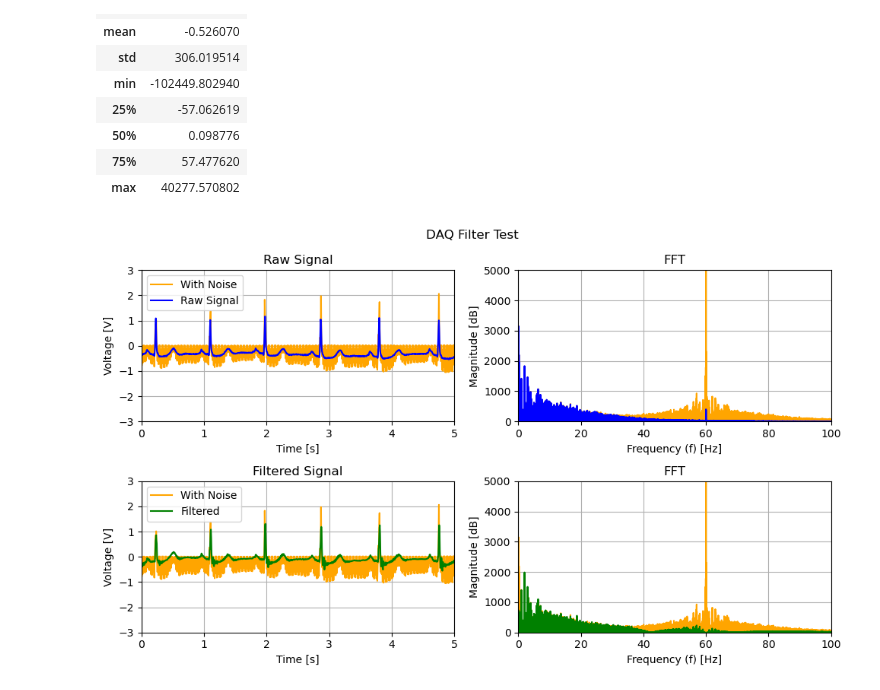
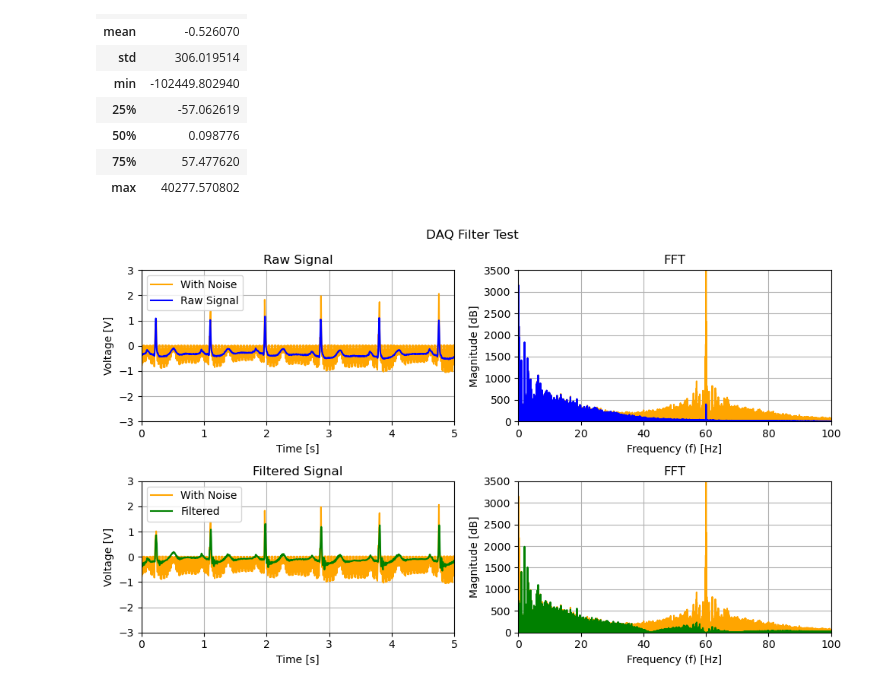
Before and after one commit to bryanmcelvy/microHeartMonitor, a Jupyter notebook: tools/filter_design/daq_filt_design.ipynb, the cells around one changed output. Drawn from its saved outputs; the diff is of its cells as text; code cells hidden in the pictures.

Commit message:
Misc. change to DAQ filter design script

```diff
--- a/tools/filter_design/daq_filt_design.ipynb
+++ b/tools/filter_design/daq_filt_design.ipynb
@@ -135,11 +135,11 @@ plot_pole_zero(b2, a2, ax=axs_notch[2], filt_name="60 [Hz] Notch Filter")
 # %% [markdown]
 ### Overall Filter
 # %%
-z3 = np.concatenate([z_high, z_low, z_notch])
-p3 = np.concatenate([p_high, p_low, p_notch])
-k3 = k_high * k_low * k_notch
+z_overall = np.concatenate([z_high, z_low, z_notch])
+p_overall = np.concatenate([p_high, p_low, p_notch])
+k_overall = k_high * k_low * k_notch
 
-print(np.sort(np.abs(p3)))
+print(np.sort(np.abs(p_overall)))
 # %% [output]
 [0.41583315 0.41583315 0.84815515 0.84815515 0.97001559 0.97001559
  0.97017153 0.97017153 0.97787352 0.97787352 0.97818754 0.97818754
@@ -168,0 +148,3 @@ printBiquadInArmFormat(sos3)
+# %%
+sos_overall = signal.zpk2sos(z_overall, p_overall, k_overall)
+printBiquadInArmFormat(sos_overall)
@@ -169,8 +169,8 @@ printBiquadInArmFormat(sos3)
 # %%
-b3, a3 = signal.sos2tf(sos3)
+b_overall, a_overall = signal.sos2tf(sos_overall)
 
-plot_freq_domain(b3, a3, fs=fs, in_dB=True, filt_name="Overall DAQ Filter")
-plot_pole_zero(b3, a3, filt_name="Overall DAQ Filter")
+plot_freq_domain(b_overall, a_overall, fs=fs, in_dB=True, filt_name="Overall DAQ Filter")
+plot_pole_zero(b_overall, a_overall, filt_name="Overall DAQ Filter")
 # %% [output]
 [figure]
 <Figure size 640x480 with 0 Axes>
@@ -202,7 +202,7 @@ noise = np.sin(2 * np.pi * 60 * t) * (1.1 * xn)
 x1n = xn + noise
 
 # Filter
-yn = signal.lfilter(b3, a3, x1n)
+yn = signal.lfilter(b_overall, a_overall, x1n)
 # %%
 Xf = rfft(xn, N)
 X1f = rfft(x1n, N)
@@ -241,32 +241,33 @@ plt.title("FFT")
 plt.plot(f, X1f, color='orange', label="With Noise")
 plt.plot(f, Xf, color='blue', label="Raw Signal")
 
 row = axs[1]
 
 plt.sca(row[0])
 plt.title("Filtered Signal")
 plt.plot(t[n_start:n_end], x1n[n_start:n_end], color='orange', label="With Noise")
 plt.plot(t[n_start:n_end], yn[n_start:n_end], color='green', label="Filtered")
 
 plt.sca(row[1])
 plt.title("FFT")
 plt.plot(f, X1f, color='orange', label="With Noise")
 plt.plot(f, Yf, color='green', label="Filtered")
 
 for row in axs:
     for idx in range(len(row)):
         plt.sca(row[idx])
         plt.grid(True)
         if idx == 0:
             plt.xlim([t[n_start], t[n_end]])
             plt.ylim(np.array([-1, 1]) * 3)
             plt.xlabel("Time [s]")
             plt.ylabel("Voltage [V]")
             plt.legend()
         elif idx == 1:
             plt.xlim([0, 100])
-            plt.ylim([0, 5e3])
+            plt.ylim([0, 3500])
+            plt.yticks(np.arange(0, 4e3, 500))
             plt.xlabel("Frequency (f) [Hz]")
             plt.ylabel("Magnitude [dB]")
 # %% [output]
-[figure, old version]
+[figure, new version]
```
Also changed, not shown: parts of 3 cells of this notebook.
